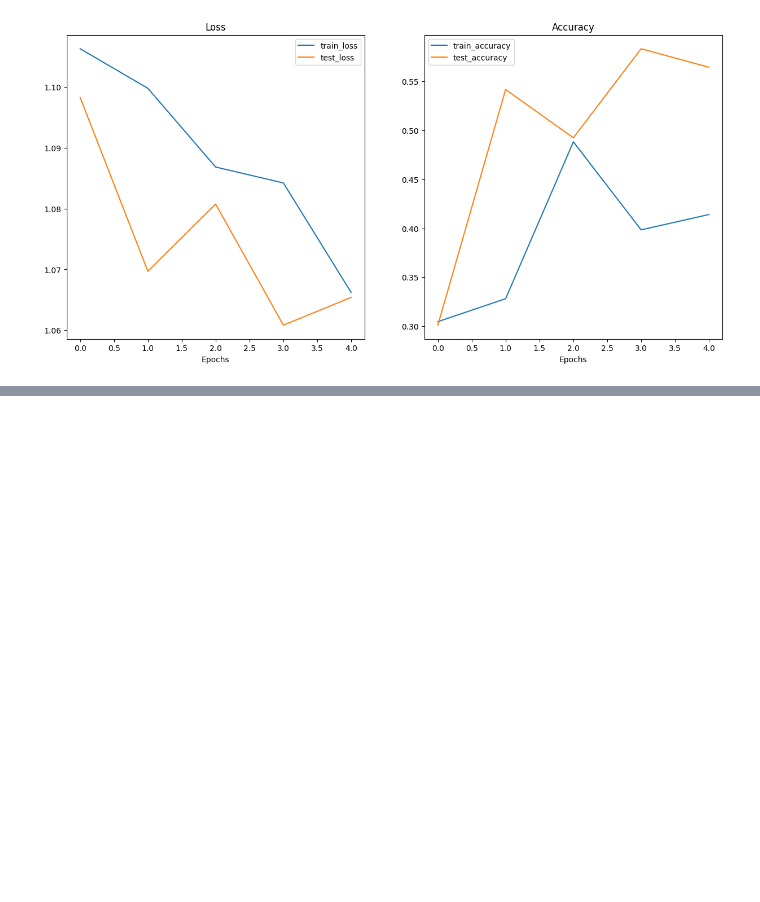
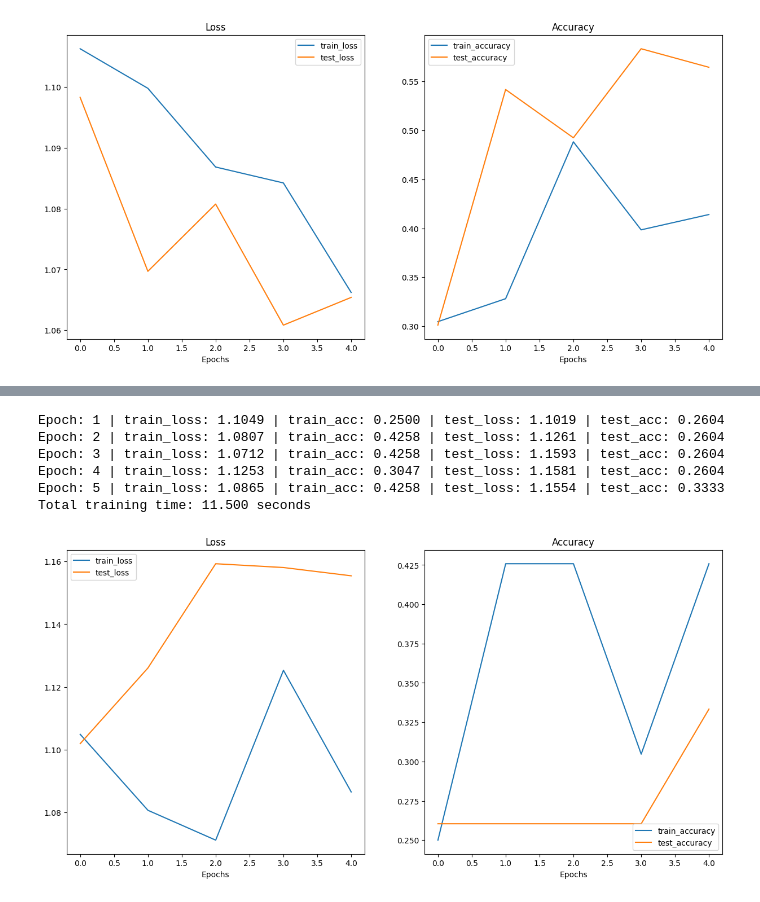
Before and after one commit to gtianyi/nnPractice, a Jupyter notebook: 04_pytorch_custom_datasets_tianyi.ipynb, the cells around one changed output, grey strips where cells are left out. Saved outputs shown, nothing was run; the diff lists cells and outputs as text; code cells hidden in the pictures; blank space fills up the shorter version.

Commit message:
PyTorch learning - update

```diff
--- a/04_pytorch_custom_datasets_tianyi.ipynb
+++ b/04_pytorch_custom_datasets_tianyi.ipynb
@@ -1021,0 +1044,6 @@ A good way to troubleshoot a model
+# %%
+# Turn image folders into Datasets
+train_data_augmented = datasets.ImageFolder(train_dir, transform=train_transform_trivial_augment)
+test_data_simple = datasets.ImageFolder(test_dir, transform=test_transform)
+
+train_data_augmented, test_data_simple
@@ -1021,0 +1092,8 @@ A good way to troubleshoot a model
+# %%
+# Create model_1 and send it to the target device
+torch.manual_seed(42)
+model_1 = TinyVGG(
+    input_shape=3,
+    hidden_units=10,
+    output_shape=len(train_data_augmented.classes)).to(device)
+print(model_1)
@@ -1021,0 +1121,38 @@ A good way to troubleshoot a model
+# %%
+# Set random seeds
+torch.manual_seed(42)
+torch.cuda.manual_seed(42)
+
+# Set number of epochs
+NUM_EPOCHS = 5
+
+# Setup loss function and optimizer
+loss_fn = nn.CrossEntropyLoss()
+optimizer = torch.optim.Adam(params=model_1.parameters(), lr=0.001)
+
+# Start the timer
+from timeit import default_timer as timer
+start_time = timer()
+
+# Train model_1
+model_1_results = train(model=model_1,
+                        train_dataloader=train_dataloader_augmented,
+                        test_dataloader=test_dataloader_simple,
+                        optimizer=optimizer,
+                        loss_fn=loss_fn,
+                        epochs=NUM_EPOCHS)
+
+# End the timer and print out how long it took
+end_time = timer()
+print(f"Total training time: {end_time-start_time:.3f} seconds")
+# %% [output]
+Epoch: 1 | train_loss: 1.1049 | train_acc: 0.2500 | test_loss: 1.1019 | test_acc: 0.2604
+Epoch: 2 | train_loss: 1.0807 | train_acc: 0.4258 | test_loss: 1.1261 | test_acc: 0.2604
+Epoch: 3 | train_loss: 1.0712 | train_acc: 0.4258 | test_loss: 1.1593 | test_acc: 0.2604
+Epoch: 4 | train_loss: 1.1253 | train_acc: 0.3047 | test_loss: 1.1581 | test_acc: 0.2604
+Epoch: 5 | train_loss: 1.0865 | train_acc: 0.4258 | test_loss: 1.1554 | test_acc: 0.3333
+Total training time: 11.500 seconds
+# %%
+plot_loss_curves(model_1_results)
+# %% [output]
+[figure, added]
```
Also changed, not shown: parts of 9 cells of this notebook, 1 other file.
